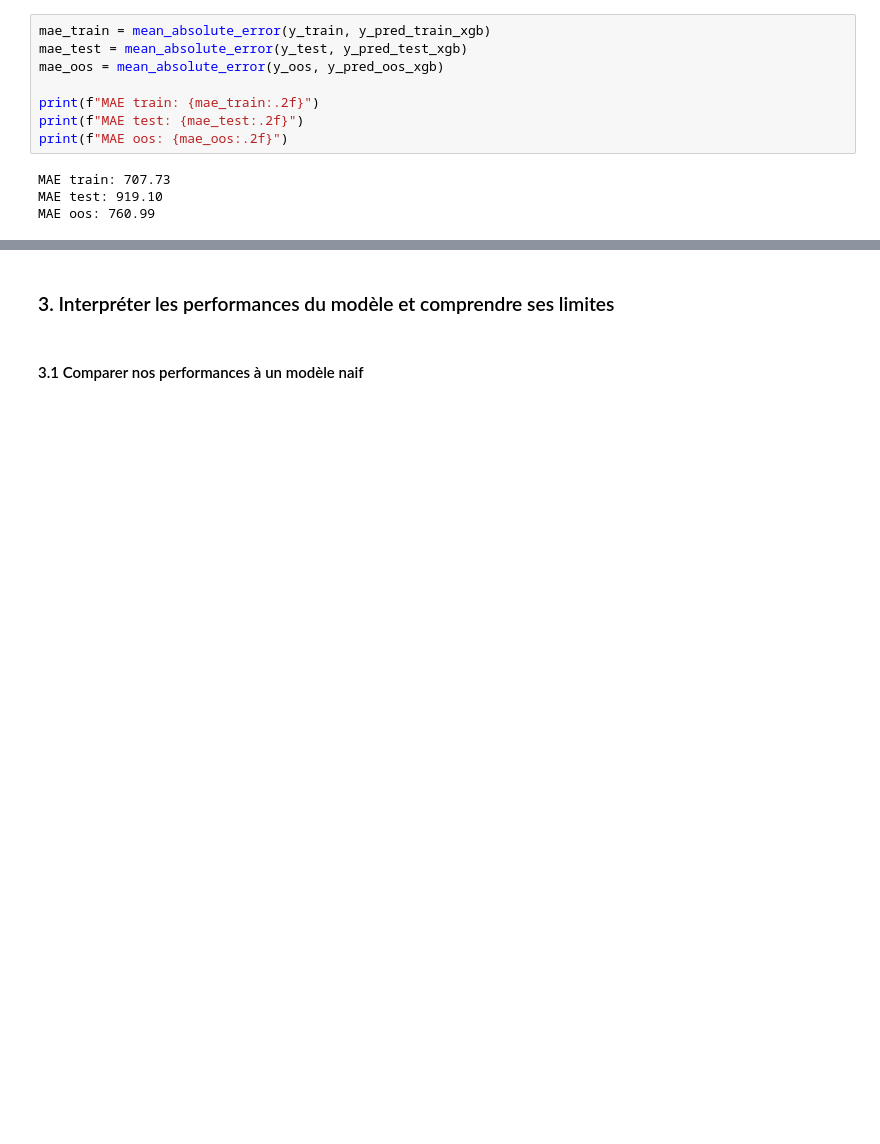
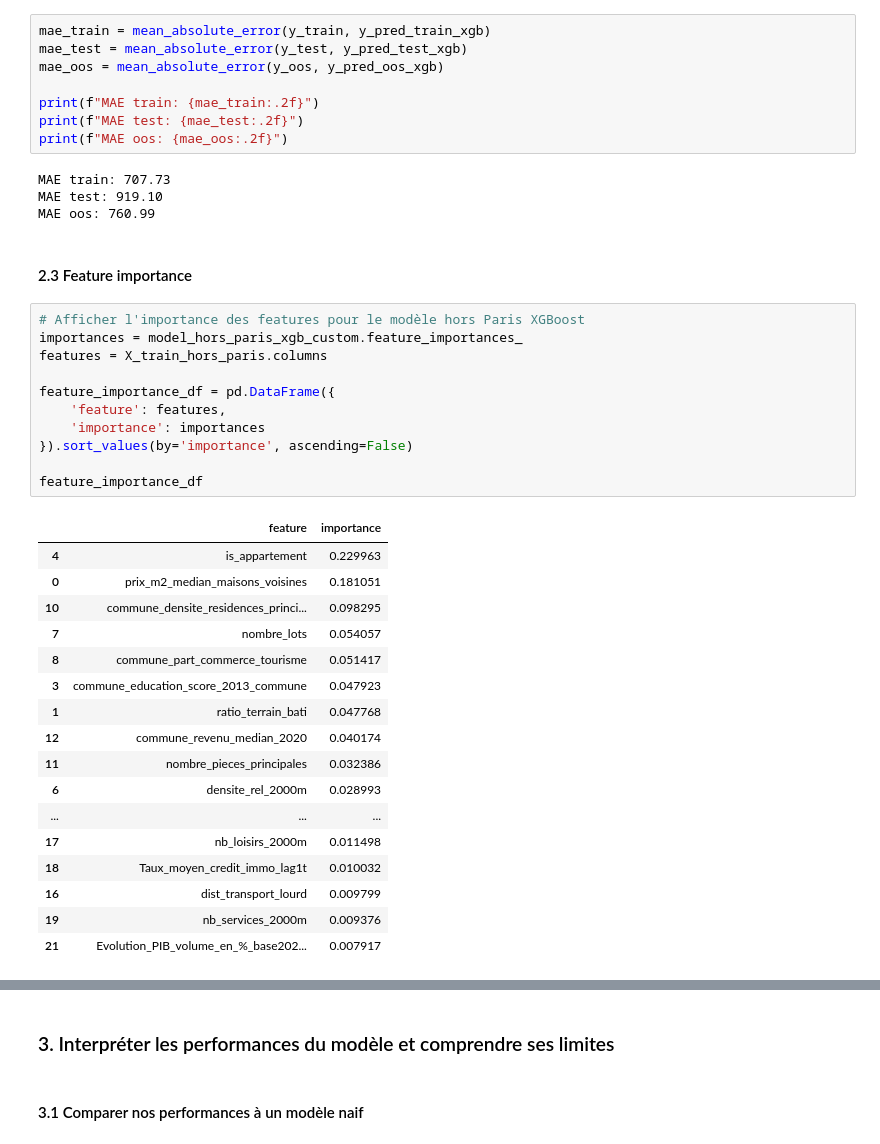
Before and after one commit to leocoooo/land_value_prediction, a Jupyter notebook: notebooks/04_multiple_models.ipynb, the cells around one changed output, grey strips where cells are left out. Saved outputs shown, nothing was run; the diff lists cells and outputs as text; blank space fills up the shorter version.

```diff
--- a/notebooks/04_multiple_models.ipynb
+++ b/notebooks/04_multiple_models.ipynb
@@ -337,3 +365,34 @@ print(f"MAE oos: {mae_oos:.2f}")
 MAE train: 707.73
 MAE test: 919.10
 MAE oos: 760.99
+# %% [markdown]
+#### 2.3 Feature importance
+# %%
+# Afficher l'importance des features pour le modèle hors Paris XGBoost
+importances = model_hors_paris_xgb_custom.feature_importances_
+features = X_train_hors_paris.columns
+
+feature_importance_df = pd.DataFrame({
+    'feature': features,
+    'importance': importances
+}).sort_values(by='importance', ascending=False)
+
+feature_importance_df
+# %% [output]
+|  | feature | importance |
+| 4 | is_appartement | 0.229963 |
+| 0 | prix_m2_median_maisons_voisines | 0.181051 |
+| 10 | commune_densite_residences_princi... | 0.098295 |
+| 7 | nombre_lots | 0.054057 |
+| 8 | commune_part_commerce_tourisme | 0.051417 |
+| 3 | commune_education_score_2013_commune | 0.047923 |
+| 1 | ratio_terrain_bati | 0.047768 |
+| 12 | commune_revenu_median_2020 | 0.040174 |
+| 11 | nombre_pieces_principales | 0.032386 |
+| 6 | densite_rel_2000m | 0.028993 |
+| ... | ... | ... |
+| 17 | nb_loisirs_2000m | 0.011498 |
+| 18 | Taux_moyen_credit_immo_lag1t | 0.010032 |
+| 16 | dist_transport_lourd | 0.009799 |
+| 19 | nb_services_2000m | 0.009376 |
+| 21 | Evolution_PIB_volume_en_%_base202... | 0.007917 |
```
Also changed, not shown: parts of 6 cells of this notebook, 2 other files.
